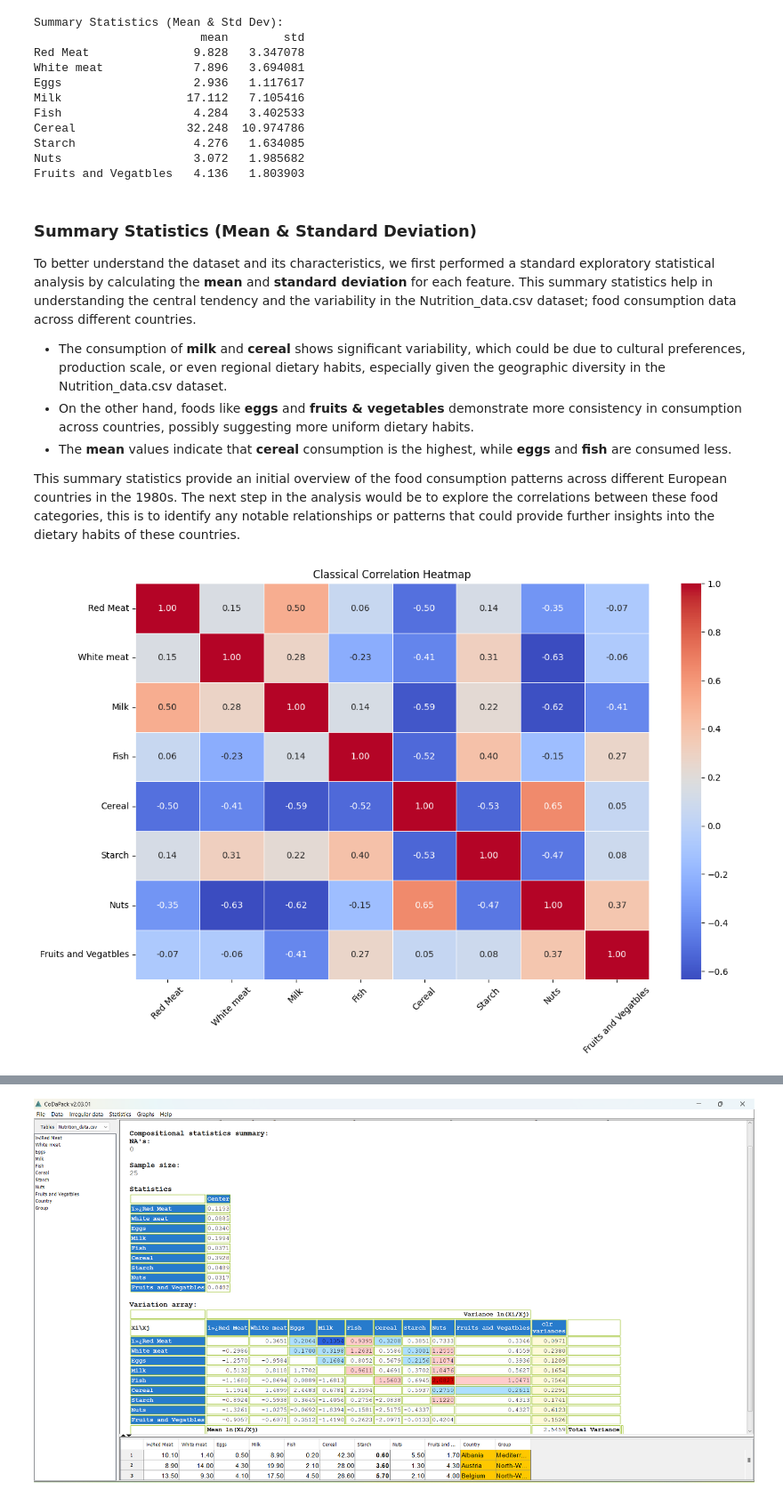
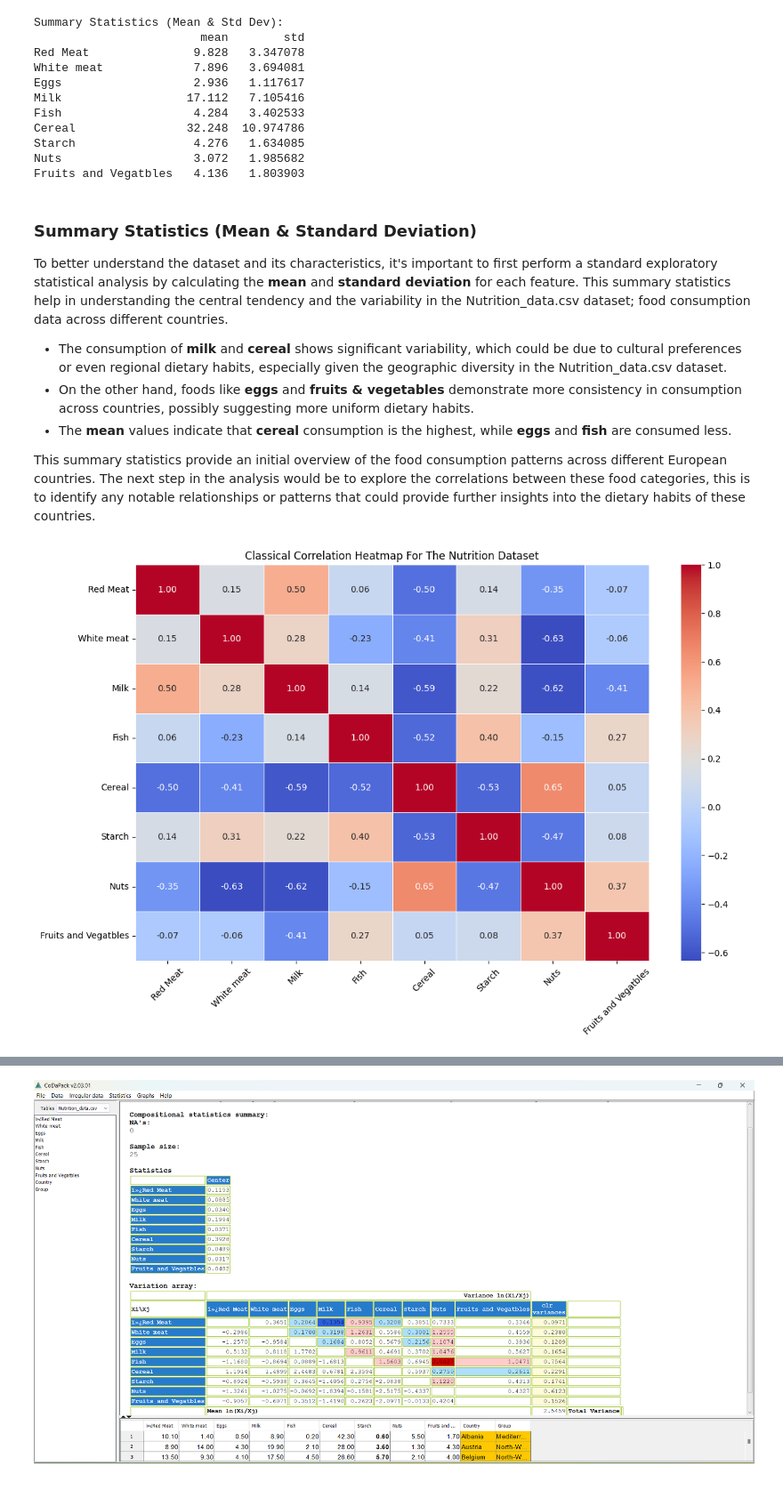
Before and after one commit to RobertSichomba/homework_2, a Jupyter notebook: src/problem1.ipynb, the cells around one changed output, grey strips where cells are left out. Shown at 89% size. Cells and saved outputs as stored; diff of their text form; code cells hidden in the pictures.

```diff
--- a/src/problem1.ipynb
+++ b/src/problem1.ipynb
@@ -97,33 +99,33 @@ Fruits and Vegatbles   4.136   1.803903
 
 ### **Summary Statistics (Mean & Standard Deviation)**
 
-To better understand the dataset and its characteristics, we first performed a standard exploratory statistical analysis by calculating the **mean** and **standard deviation** for each feature. This summary statistics help in understanding the central tendency and the variability in the Nutrition_data.csv dataset; food consumption data across different countries.
+To better understand the dataset and its characteristics, it's important to first perform a standard exploratory statistical analysis by calculating the **mean** and **standard deviation** for each feature. This summary statistics help in understanding the central tendency and the variability in the Nutrition_data.csv dataset; food consumption data across different countries.
 
 
-- The consumption of **milk** and **cereal** shows significant variability, which could be due to cultural preferences, production scale, or even regional dietary habits, especially given the geographic diversity in the Nutrition_data.csv dataset.
+- The consumption of **milk** and **cereal** shows significant variability, which could be due to cultural preferences or even regional dietary habits, especially given the geographic diversity in the Nutrition_data.csv dataset.
 - On the other hand, foods like **eggs** and **fruits & vegetables** demonstrate more consistency in consumption across countries, possibly suggesting more uniform dietary habits.
 - The **mean** values indicate that **cereal** consumption is the highest, while **eggs** and **fish** are consumed less.
 
-This summary statistics provide an initial overview of the food consumption patterns across different European countries in the 1980s. The next step in the analysis would be to explore the correlations between these food categories, this is to identify any notable relationships or patterns that could provide further insights into the dietary habits of these countries.
+This summary statistics provide an initial overview of the food consumption patterns across different European countries. The next step in the analysis would be to explore the correlations between these food categories, this is to identify any notable relationships or patterns that could provide further insights into the dietary habits of these countries.
 # %%
 numerical_cols = ['Red Meat', 'White meat', 'Eggs', 'Milk', 'Fish',
                  'Cereal', 'Starch', 'Nuts', 'Fruits and Vegatbles']
 
 numerical_cols = [col for col in numerical_cols if col in nutrition_data.columns]
 
 corr_matrix = nutrition_data[numerical_cols].corr()
 
 plt.figure(figsize=(12, 8))
 sns.heatmap(corr_matrix,
            annot=True,
            cmap='coolwarm',
            fmt=".2f",
            linewidths=0.5)
-plt.title("Classical Correlation Heatmap")
+plt.title("Classical Correlation Heatmap For The Nutrition Dataset")
 plt.xticks(rotation=45)
 plt.yticks(rotation=0)
 plt.tight_layout()
 plt.savefig("classical_corr.png")
 plt.show()
 # %% [output]
-[figure, old version]
+[figure, new version]
```
Also changed, not shown: parts of 10 cells of this notebook, 2 other files.
